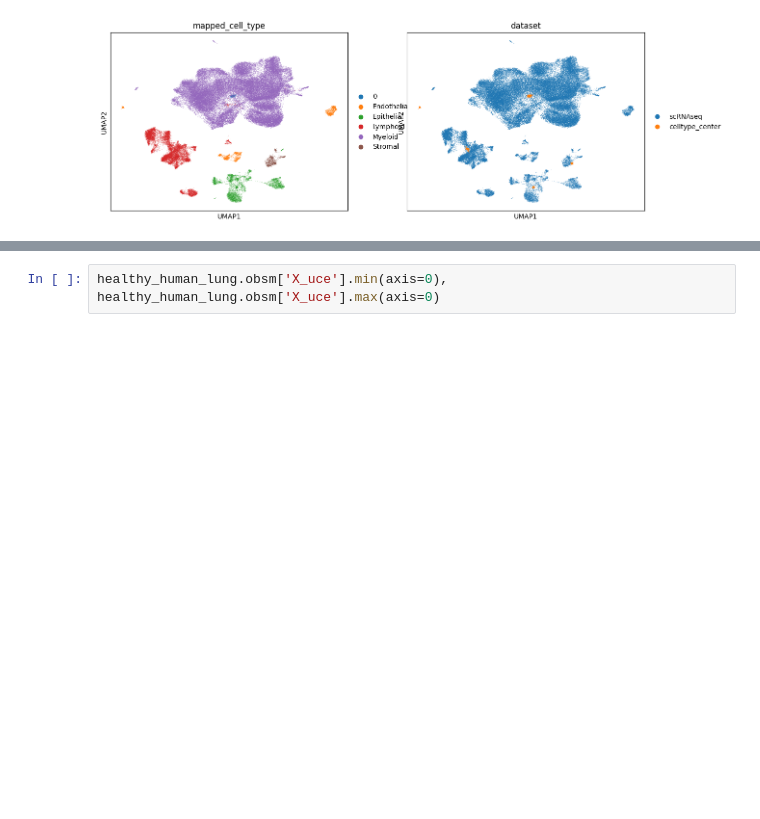
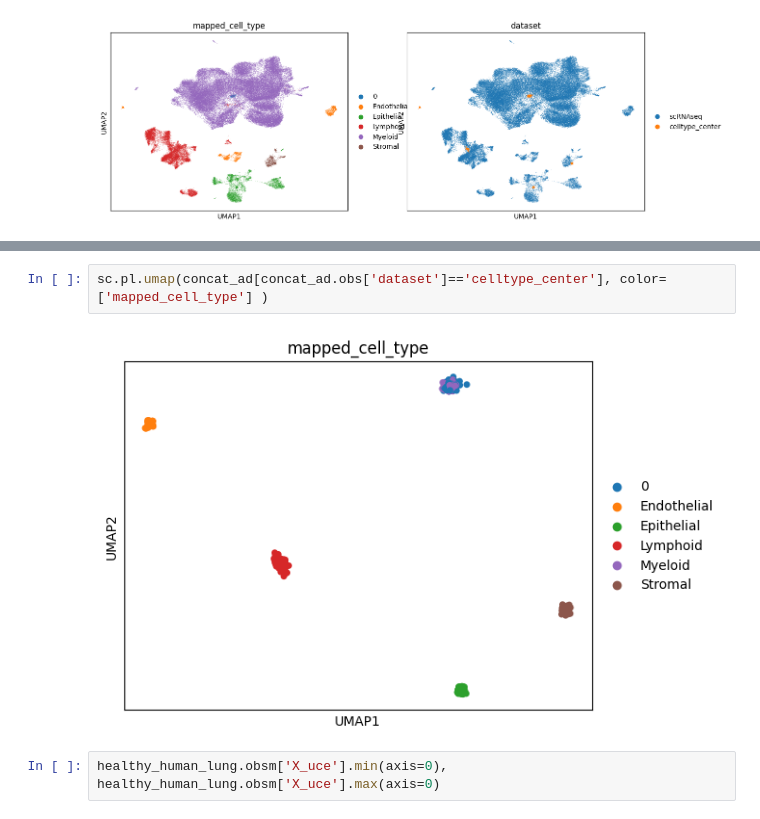
Before and after one commit to Irisapo/yyyyvae, a Jupyter notebook: script/verify_centroid.ipynb, the cells around one changed output, grey strips where cells are left out. Drawn from its saved outputs; the diff is of its cells as text; blank space fills up the shorter version.

```diff
--- a/script/verify_centroid.ipynb
+++ b/script/verify_centroid.ipynb
@@ -105,3 +109,7 @@ sc.pl.umap(concat_ad, color=['mapped_cell_type', 'dataset'] )
+# %%
+sc.pl.umap(concat_ad[concat_ad.obs['dataset']=='celltype_center'], color=['mapped_cell_type'] )
+# %% [output]
+[figure, added]
 # %%
 healthy_human_lung.obsm['X_uce'].min(axis=0), healthy_human_lung.obsm['X_uce'].max(axis=0)
 # %% [output]
```
Also changed, not shown: parts of 1 cell of this notebook, 1 other file.
